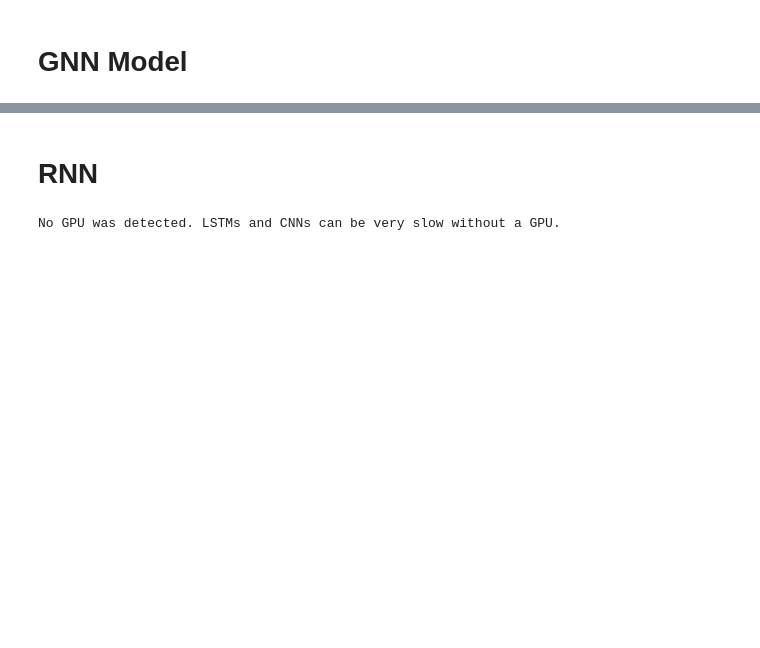
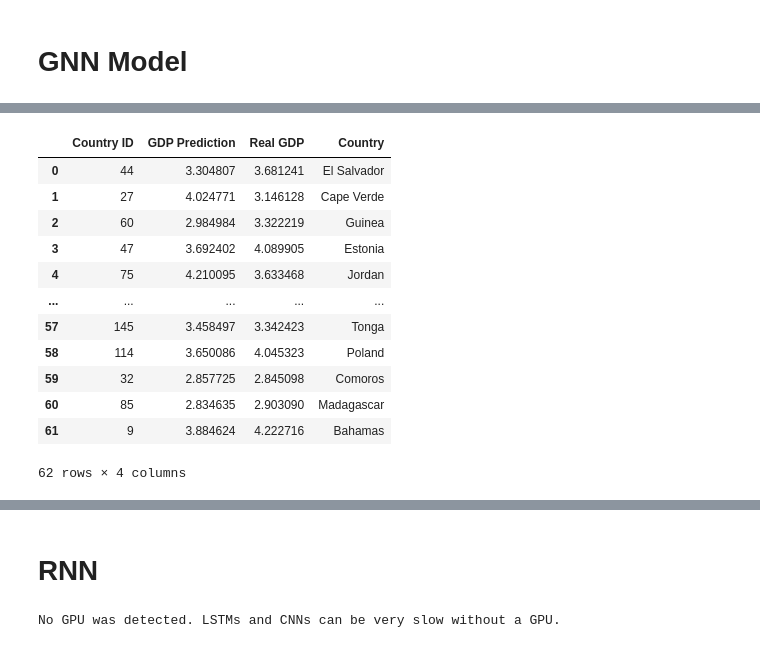
Before and after one commit to Gabrielamb2/MachineLearning, a Jupyter notebook: RNN_GNN.ipynb, the cells around one changed output, grey strips where cells are left out. Cells and saved outputs as stored; diff of their text form; code cells hidden in the pictures; blank space fills up the shorter version.

```diff
--- a/RNN_GNN.ipynb
+++ b/RNN_GNN.ipynb
@@ -359,0 +374,20 @@ print(np.sqrt(mse_train), np.sqrt(mse_test))
+# %%
+predictions = pd.DataFrame(list(zip(x_test, gnn_model(x_test).numpy()[:,0], y_test))).rename(columns = {0 : "Country ID", 1: "GDP Prediction", 2: "Real GDP"})
+
+gnn_predictions_test = predictions.merge(test_data[["Country", "Country ID"]], on = "Country ID", how = "left")
+
+gnn_predictions_test
+# %% [output]
+|  | Country ID | GDP Prediction | Real GDP | Country |
+| 0 | 44 | 3.304807 | 3.681241 | El Salvador |
+| 1 | 27 | 4.024771 | 3.146128 | Cape Verde |
+| 2 | 60 | 2.984984 | 3.322219 | Guinea |
+| 3 | 47 | 3.692402 | 4.089905 | Estonia |
+| 4 | 75 | 4.210095 | 3.633468 | Jordan |
+| ... | ... | ... | ... | ... |
+| 57 | 145 | 3.458497 | 3.342423 | Tonga |
+| 58 | 114 | 3.650086 | 4.045323 | Poland |
+| 59 | 32 | 2.857725 | 2.845098 | Comoros |
+| 60 | 85 | 2.834635 | 2.903090 | Madagascar |
+| 61 | 9 | 3.884624 | 4.222716 | Bahamas |
+62 rows × 4 columns
```
Also changed, not shown: parts of 31 cells of this notebook, 1 other file.
